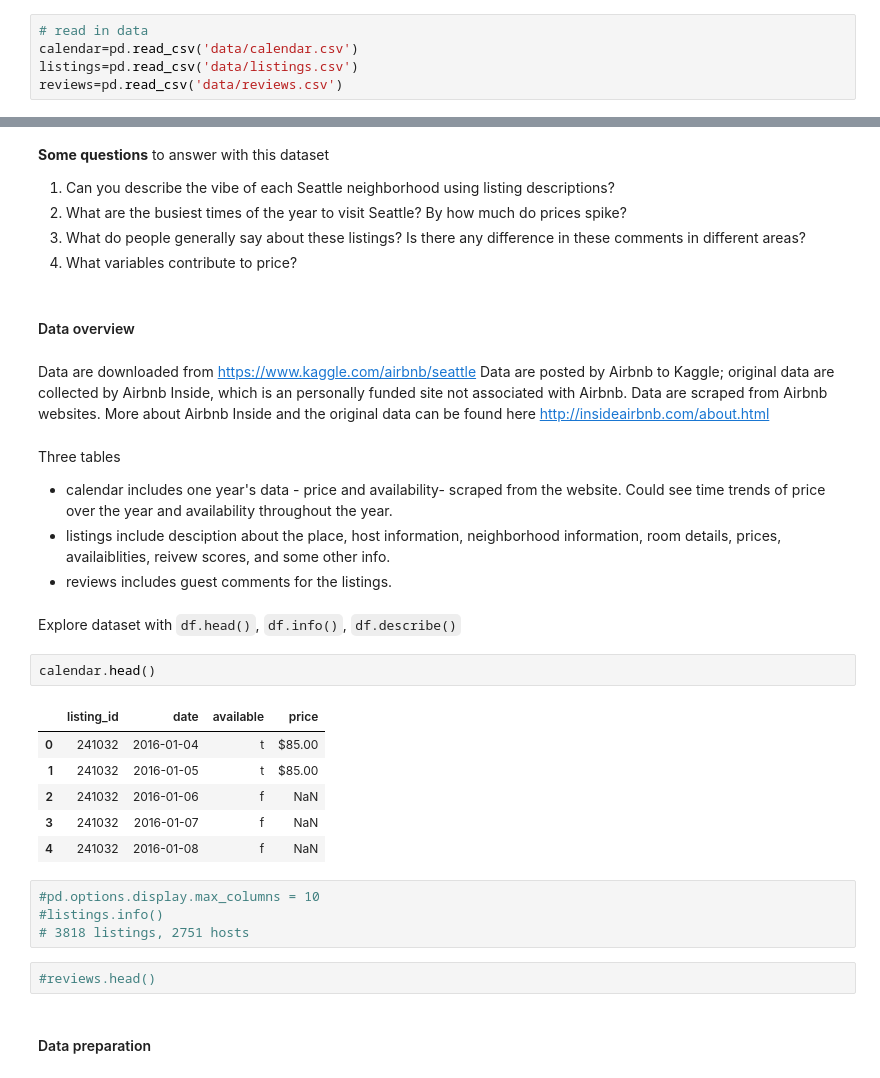
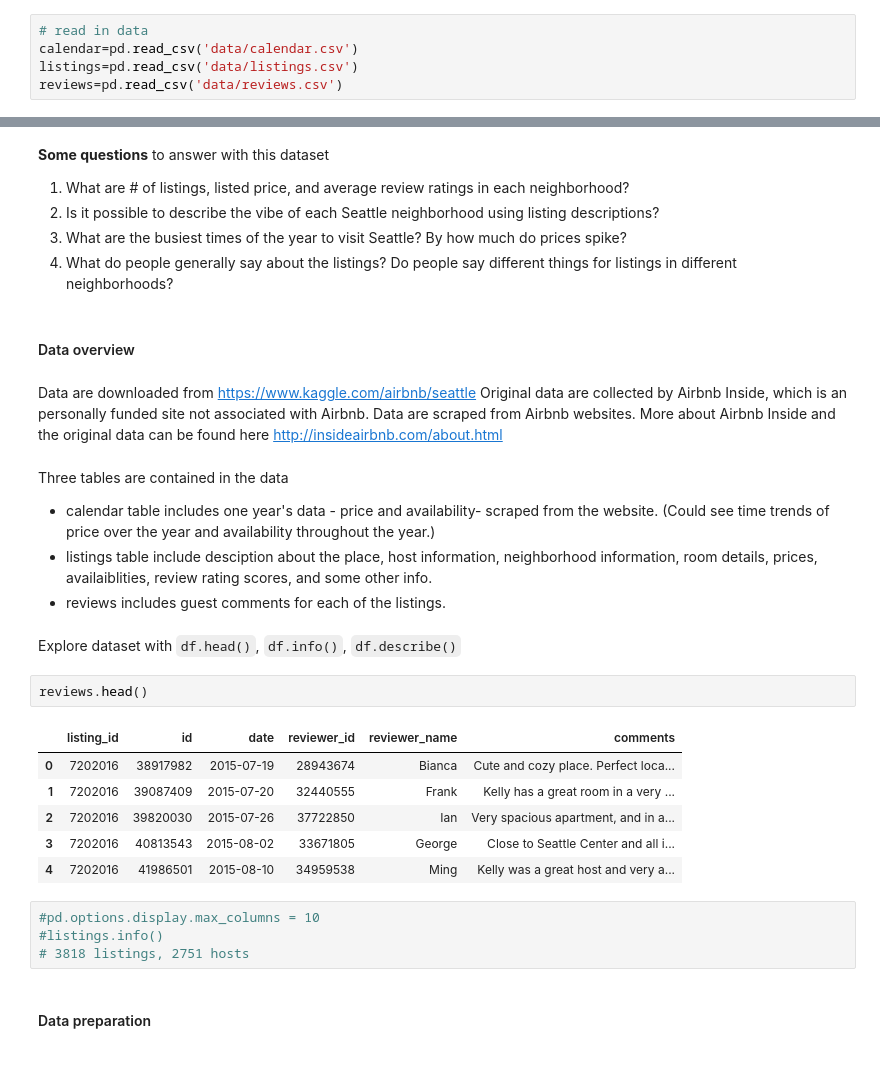
Before and after one commit to zhengwang522/seattle-airbnb-data, a Jupyter notebook: notebook.ipynb, the cells around one changed output, grey strips where cells are left out. Cells and saved outputs as stored; diff of their text form.

```diff
--- a/notebook.ipynb
+++ b/notebook.ipynb
@@ -31,37 +31,35 @@ On the other side of the market, hosts could make extra money by subletting one
 # %% [markdown]
 **Some questions** to answer with this dataset
-1. Can you describe the vibe of each Seattle neighborhood using listing descriptions?
-2. What are the busiest times of the year to visit Seattle? By how much do prices spike?
-3. What do people generally say about these listings? Is there any difference in these comments in different areas?
-4. What variables contribute to price?
+1. What are # of listings, listed price, and average review ratings in each neighborhood?
+2. Is it possible to describe the vibe of each Seattle neighborhood using listing descriptions?
+3. What are the busiest times of the year to visit Seattle? By how much do prices spike?
+4. What do people generally say about the listings? Do people say different things for listings in different neighborhoods?
 # %% [markdown]
 #### Data overview
 # %% [markdown]
 Data are downloaded from https://www.kaggle.com/airbnb/seattle
-Data are posted by Airbnb to Kaggle; original data are collected by Airbnb Inside, which is an personally funded site not associated with Airbnb. Data are scraped from Airbnb websites. More about Airbnb Inside and the original data can be found here http://insideairbnb.com/about.html
+Original data are collected by Airbnb Inside, which is an personally funded site not associated with Airbnb. Data are scraped from Airbnb websites. More about Airbnb Inside and the original data can be found here http://insideairbnb.com/about.html
 # %% [markdown]
 
-Three tables
-- calendar includes one year's data - price and availability- scraped from the website. Could see time trends of price over the year and availability throughout the year.
-- listings include desciption about the place, host information, neighborhood information, room details, prices, availaiblities, reivew scores, and some other info.
-- reviews includes guest comments for the listings.
+Three tables are contained in the data
+- calendar table includes one year's data - price and availability- scraped from the website. (Could see time trends of price over the year and availability throughout the year.)
+- listings table include desciption about the place, host information, neighborhood information, room details, prices, availaiblities, review rating scores, and some other info.
+- reviews includes guest comments for each of the listings.
 # %% [markdown]
 Explore dataset with `df.head()`, `df.info()`, `df.describe()`
 # %%
-calendar.head()
+reviews.head()
 # %% [output]
-|  | listing_id | date | available | price |
-| 0 | 241032 | 2016-01-04 | t | $85.00 |
-| 1 | 241032 | 2016-01-05 | t | $85.00 |
-| 2 | 241032 | 2016-01-06 | f | NaN |
-| 3 | 241032 | 2016-01-07 | f | NaN |
-| 4 | 241032 | 2016-01-08 | f | NaN |
+|  | listing_id | id | date | reviewer_id | reviewer_name | comments |
+| 0 | 7202016 | 38917982 | 2015-07-19 | 28943674 | Bianca | Cute and cozy place. Perfect loca... |
+| 1 | 7202016 | 39087409 | 2015-07-20 | 32440555 | Frank | Kelly has a great room in a very ... |
+| 2 | 7202016 | 39820030 | 2015-07-26 | 37722850 | Ian | Very spacious apartment, and in a... |
+| 3 | 7202016 | 40813543 | 2015-08-02 | 33671805 | George | Close to Seattle Center and all i... |
+| 4 | 7202016 | 41986501 | 2015-08-10 | 34959538 | Ming | Kelly was a great host and very a... |
 # %%
 #pd.options.display.max_columns = 10
 #listings.info()
 # 3818 listings, 2751 hosts
-# %%
-#reviews.head()
 # %% [markdown]
 #### Data preparation
 # %%
```
Also changed, not shown: parts of 37 cells of this notebook.
